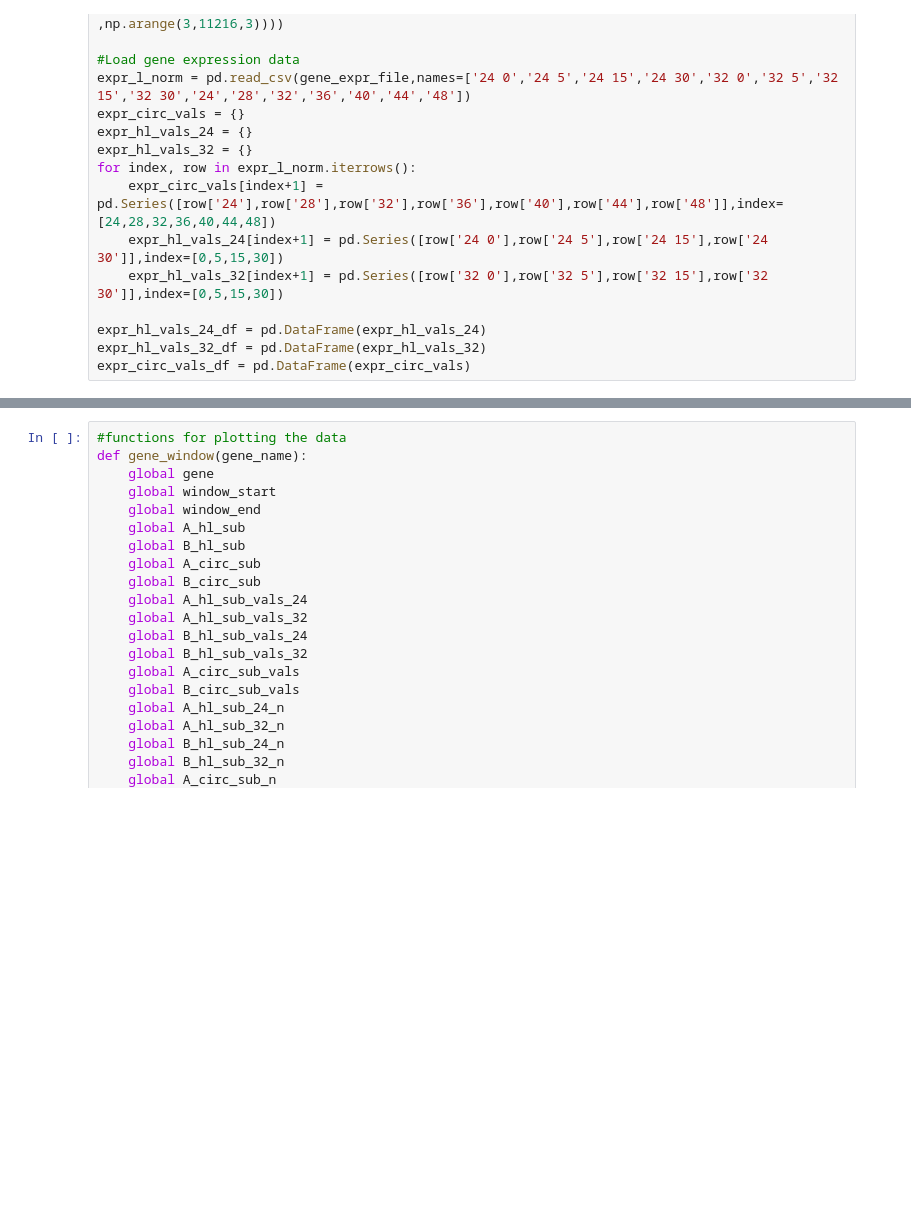
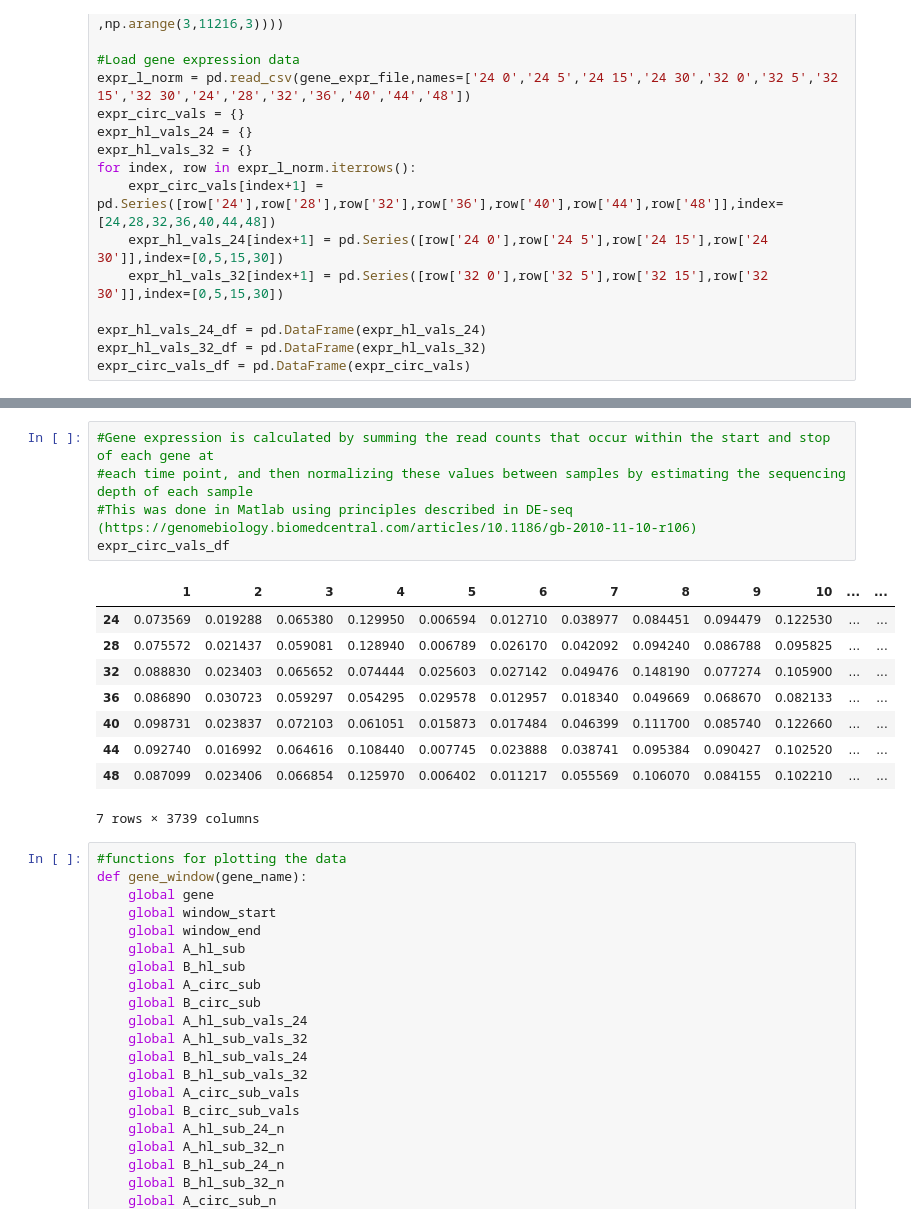
Before and after one commit to jpiechura/RpaAB_ChIP_RNAseq_plots, a Jupyter notebook: Plot_ChIP_RNAseq_cyanobacteria.ipynb, the cells around one changed output, grey strips where cells are left out. Cells and saved outputs as stored; diff of their text form; blank space fills up the shorter version.

```diff
--- a/Plot_ChIP_RNAseq_cyanobacteria.ipynb
+++ b/Plot_ChIP_RNAseq_cyanobacteria.ipynb
@@ -289,3 +410,18 @@ expr_circ_vals_df = pd.DataFrame(expr_circ_vals)
+# %%
+#Gene expression is calculated by summing the read counts that occur within the start and stop of each gene at
+#each time point, and then normalizing these values between samples by estimating the sequencing depth of each sample
+#This was done in Matlab using principles described in DE-seq (https://genomebiology.biomedcentral.com/articles/10.1186/gb-2010-11-10-r106)
+expr_circ_vals_df
+# %% [output]
+|  | 1 | 2 | 3 | 4 | 5 | 6 | 7 | 8 | 9 | 10 | ... | ... |
+| 24 | 0.073569 | 0.019288 | 0.065380 | 0.129950 | 0.006594 | 0.012710 | 0.038977 | 0.084451 | 0.094479 | 0.122530 | ... | ... |
+| 28 | 0.075572 | 0.021437 | 0.059081 | 0.128940 | 0.006789 | 0.026170 | 0.042092 | 0.094240 | 0.086788 | 0.095825 | ... | ... |
+| 32 | 0.088830 | 0.023403 | 0.065652 | 0.074444 | 0.025603 | 0.027142 | 0.049476 | 0.148190 | 0.077274 | 0.105900 | ... | ... |
+| 36 | 0.086890 | 0.030723 | 0.059297 | 0.054295 | 0.029578 | 0.012957 | 0.018340 | 0.049669 | 0.068670 | 0.082133 | ... | ... |
+| 40 | 0.098731 | 0.023837 | 0.072103 | 0.061051 | 0.015873 | 0.017484 | 0.046399 | 0.111700 | 0.085740 | 0.122660 | ... | ... |
+| 44 | 0.092740 | 0.016992 | 0.064616 | 0.108440 | 0.007745 | 0.023888 | 0.038741 | 0.095384 | 0.090427 | 0.102520 | ... | ... |
+| 48 | 0.087099 | 0.023406 | 0.066854 | 0.125970 | 0.006402 | 0.011217 | 0.055569 | 0.106070 | 0.084155 | 0.102210 | ... | ... |
+7 rows × 3739 columns
 # %%
 #functions for plotting the data
 def gene_window(gene_name):
```
Also changed, not shown: parts of 6 cells of this notebook.
